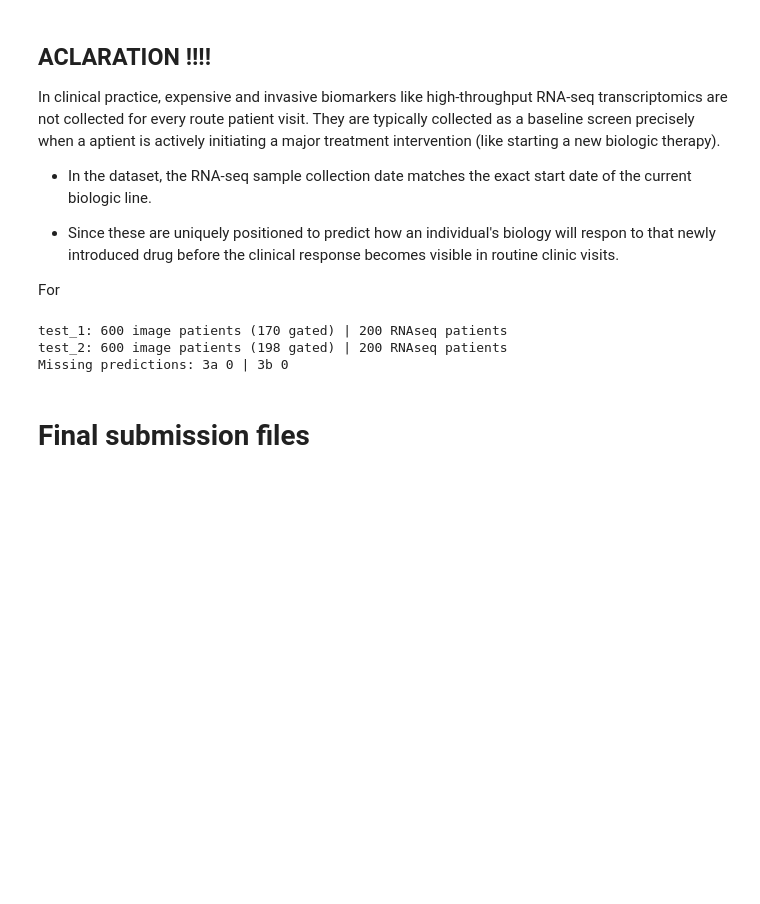
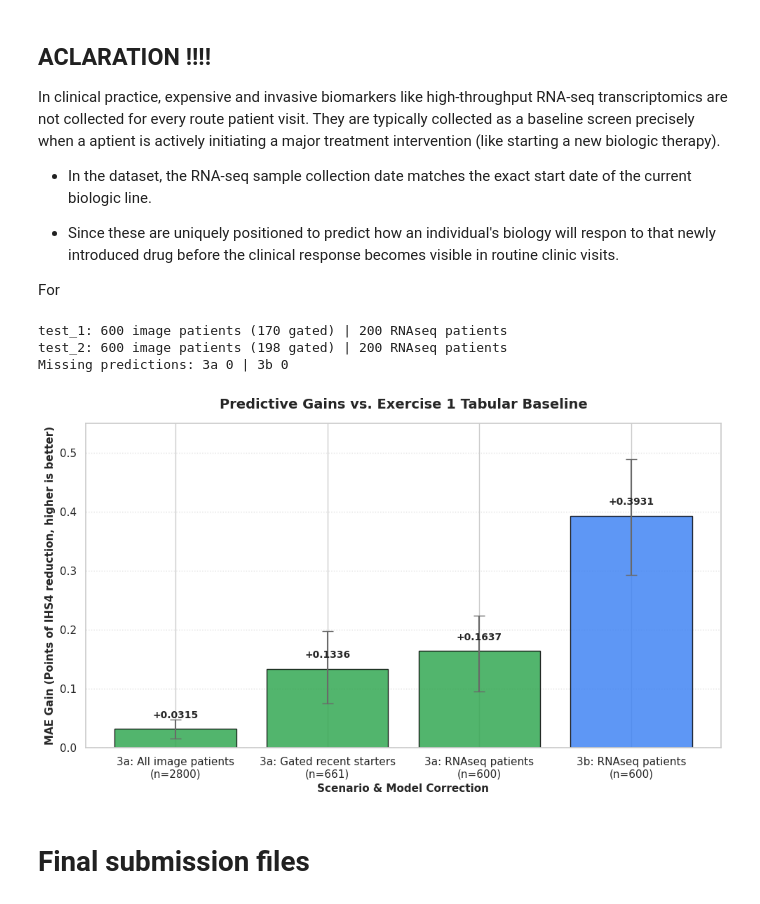
Before and after one commit to MariaPau03/Flare_pred_repo, a Jupyter notebook: submission/almirall_FlarePred.ipynb, the cells around one changed output. Drawn from its saved outputs; the diff is of its cells as text; code cells hidden in the pictures; blank space fills up the shorter version.

```diff
--- a/submission/almirall_FlarePred.ipynb
+++ b/submission/almirall_FlarePred.ipynb
@@ -41,14 +41,3 @@ Archive:  /content/drive/MyDrive/2º año master/hs_public_dataset.zip
   inflating: Data/public/test_2/answers_teamName_exercise1.csv
 unzip:  cannot find or open /content/drive/MyDrive/HealthTech/ALMIRALL DATA - INNOVATION CHALLENGE 2026/hs_public_dataset.zip, /content/drive/MyDrive/HealthTech/ALMIRALL DATA - INNOVATION CHALLENGE 20 ...
 /content/Data
-# %%
-df_visits = pd.read_csv("/content/Data/public/train/visits.csv")
-df_doctor = pd.read_csv("/content/Data/public/train/patient_assignment.csv")
-df_demo = pd.read_csv("/content/Data/public/train/demographics.csv")
-df_surgery = pd.read_csv("/content/Data/public/train/surgeries.csv")
-df_targets = pd.read_csv("/content/Data/public/train/targets.csv")
-df_treatment = pd.read_csv("/content/Data/public/train/treatments.csv")
-df_im_embed = pd.read_csv("/content/Data/public/train/images_embeddings.csv")
-df_im_meta = pd.read_csv("/content/Data/public/train/images_metadata.csv")
-df_rna_embed = pd.read_csv("/content/Data/public/train/rnaseq_embeddings.csv")
-df_rna_meta = pd.read_csv("/content/Data/public/train/rnaseq_metadata.csv")
@@ -3426,6 +3452,69 @@ print("Missing predictions: 3a", sub3a.pred_avg_ihs4_next6.isna().sum(), "| 3b",
 test_1: 600 image patients (170 gated) | 200 RNAseq patients
 test_2: 600 image patients (198 gated) | 200 RNAseq patients
 Missing predictions: 3a 0 | 3b 0
+# %%
+import matplotlib.pyplot as plt
+import numpy as np
+import pandas as pd
+
+# Prepare data from user's result list
+results_data = {
+    'Scenario': [
+        '3a: All image patients\n(n=2800)',
+        '3a: Gated recent starters\n(n=661)',
+        '3a: RNAseq patients\n(n=600)',
+        '3b: RNAseq patients\n(n=600)'
+    ],
+    'Gain': [0.0315, 0.1336, 0.1637, 0.3931],
+    'CI_Low': [0.015, 0.075, 0.095, 0.293],
+    'CI_High': [0.047, 0.198, 0.224, 0.489]
+}
+
+df_res = pd.DataFrame(results_data)
+# Calculate asymmetric error bar offsets for matplotlib errorbar: [lower_offsets, upper_offsets]
+yerr = [
+    df_res['Gain'] - df_res['CI_Low'],
+    df_res['CI_High'] - df_res['Gain']
+]
+
+# Create Figure
+plt.figure(figsize=(10, 6), dpi=100)
+colors = ['#34a853', '#34a853', '#34a853', '#4285f4'] # Green for images (3a), Blue for RNAseq (3b)
+
+bars = plt.bar(
+    df_res['Scenario'],
+    df_res['Gain'],
+    yerr=yerr,
+    color=colors,
+    edgecolor='black',
+    alpha=0.85,
+    capsize=6,
+    error_kw={'ecolor': 'dimgrey', 'linewidth': 1.5}
+)
+
+# Add value labels on top of each bar
+for bar in bars:
+    height = bar.get_height()
+    plt.text(
+        bar.get_x() + bar.get_width()/2.,
+        height + 0.015,
+        f'+{height:.4f}',
+        ha='center',
+        va='bottom',
+        fontsize=10,
+        fontweight='bold'
+    )
+
+plt.title('Predictive Gains vs. Exercise 1 Tabular Baseline', fontsize=14, fontweight='bold', pad=15)
+plt.ylabel('MAE Gain (Points of IHS4 reduction, higher is better)', fontsize=11, fontweight='bold')
+plt.xlabel('Scenario & Model Correction', fontsize=11, fontweight='bold')
+plt.grid(axis='y', linestyle=':', alpha=0.6)
+plt.ylim(0, 0.55)
+
+plt.tight_layout()
+plt.show()
+# %% [output]
+[figure, added]
 # %% [markdown]
 # Final submission files
 # %%
```
Also changed, not shown: parts of 29 cells of this notebook.
